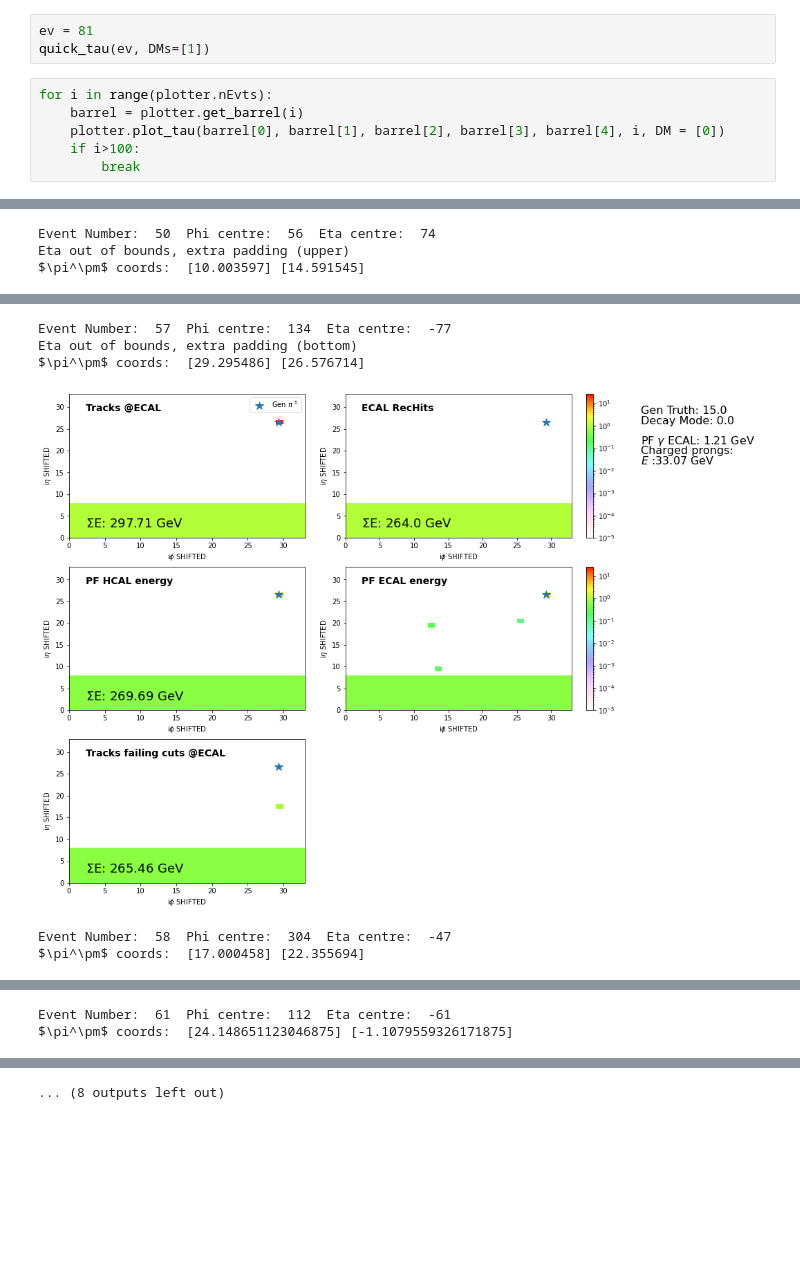
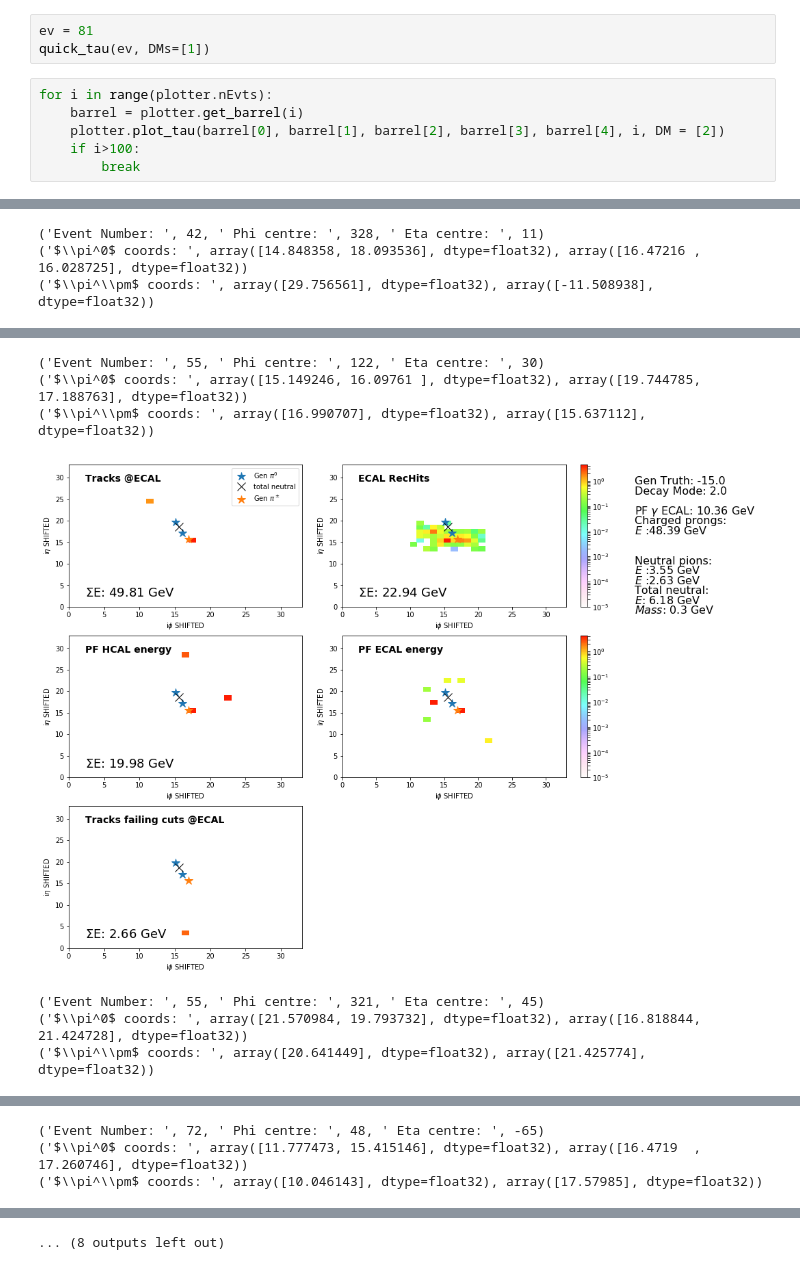
Before and after one commit to lucasrussell01/DeepPi, a Jupyter notebook: Analysis/notebooks/plot_images.ipynb, the cells around one changed output, grey strips where cells are left out. Saved outputs shown, nothing was run; the diff lists cells and outputs as text; blank space fills up the shorter version.

```diff
--- a/Analysis/notebooks/plot_images.ipynb
+++ b/Analysis/notebooks/plot_images.ipynb
@@ -50,7 +50,7 @@ quick_tau(ev, DMs=[1])
 # %%
 for i in range(plotter.nEvts):
     barrel = plotter.get_barrel(i)
-    plotter.plot_tau(barrel[0], barrel[1], barrel[2], barrel[3], barrel[4], i, DM = [0])
+    plotter.plot_tau(barrel[0], barrel[1], barrel[2], barrel[3], barrel[4], i, DM = [2])
     if i>100:
         break
 # %% [output]
@@ -63,3 +65,3 @@ $\pi^\pm$ coords:  [23.25777] [23.535942]
-Event Number:  50  Phi centre:  56  Eta centre:  74
-Eta out of bounds, extra padding (upper)
-$\pi^\pm$ coords:  [10.003597] [14.591545]
+('Event Number: ', 42, ' Phi centre: ', 328, ' Eta centre: ', 11)
+('$\\pi^0$ coords: ', array([14.848358, 18.093536], dtype=float32), array([16.47216 , 16.028725], dtype=float32))
+('$\\pi^\\pm$ coords: ', array([29.756561], dtype=float32), array([-11.508938], dtype=float32))
@@ -67,6 +69,7 @@ $\pi^\pm$ coords:  [10.003597] [14.591545]
-Event Number:  57  Phi centre:  134  Eta centre:  -77
-Eta out of bounds, extra padding (bottom)
-$\pi^\pm$ coords:  [29.295486] [26.576714]
+('Event Number: ', 55, ' Phi centre: ', 122, ' Eta centre: ', 30)
+('$\\pi^0$ coords: ', array([15.149246, 16.09761 ], dtype=float32), array([19.744785, 17.188763], dtype=float32))
+('$\\pi^\\pm$ coords: ', array([16.990707], dtype=float32), array([15.637112], dtype=float32))
-[figure, old version]
+[figure, new version]
-Event Number:  58  Phi centre:  304  Eta centre:  -47
-$\pi^\pm$ coords:  [17.000458] [22.355694]
+('Event Number: ', 55, ' Phi centre: ', 321, ' Eta centre: ', 45)
+('$\\pi^0$ coords: ', array([21.570984, 19.793732], dtype=float32), array([16.818844, 21.424728], dtype=float32))
+('$\\pi^\\pm$ coords: ', array([20.641449], dtype=float32), array([21.425774], dtype=float32))
@@ -74,2 +77,3 @@ $\pi^\pm$ coords:  [17.000458] [22.355694]
-Event Number:  61  Phi centre:  112  Eta centre:  -61
-$\pi^\pm$ coords:  [24.148651123046875] [-1.1079559326171875]
+('Event Number: ', 72, ' Phi centre: ', 48, ' Eta centre: ', -65)
+('$\\pi^0$ coords: ', array([11.777473, 15.415146], dtype=float32), array([16.4719  , 17.260746], dtype=float32))
+('$\\pi^\\pm$ coords: ', array([10.046143], dtype=float32), array([17.57985], dtype=float32))
```
Also changed, not shown: parts of 2 cells of this notebook, 2 other files.
